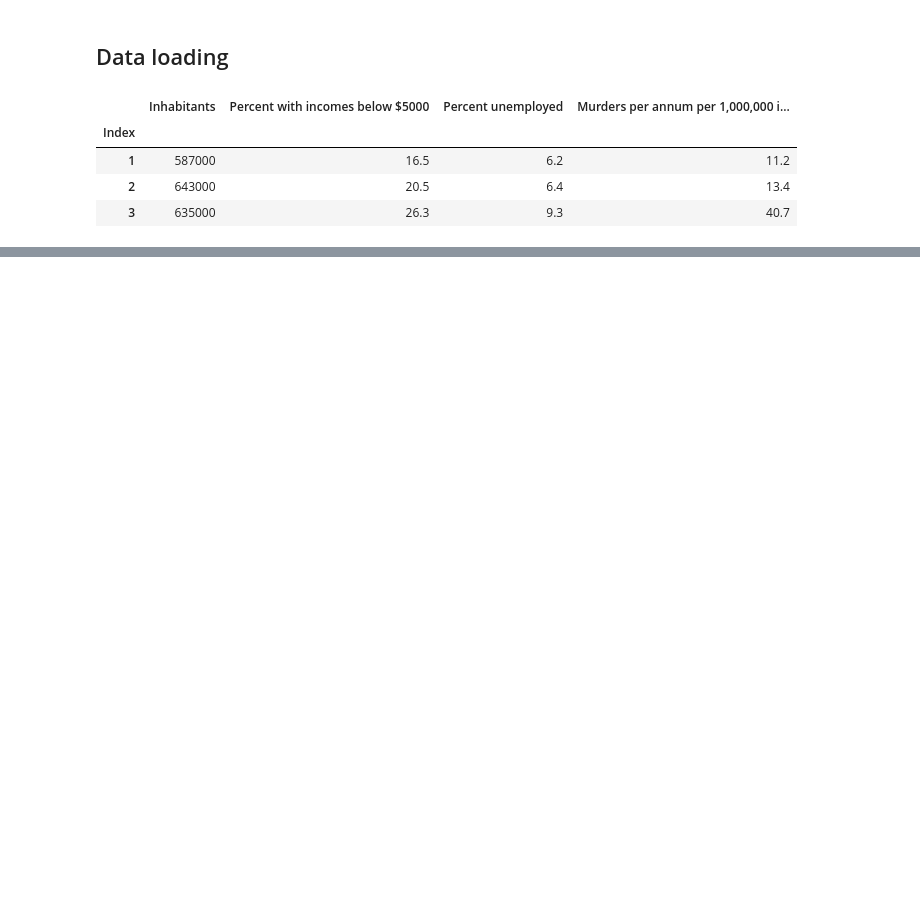
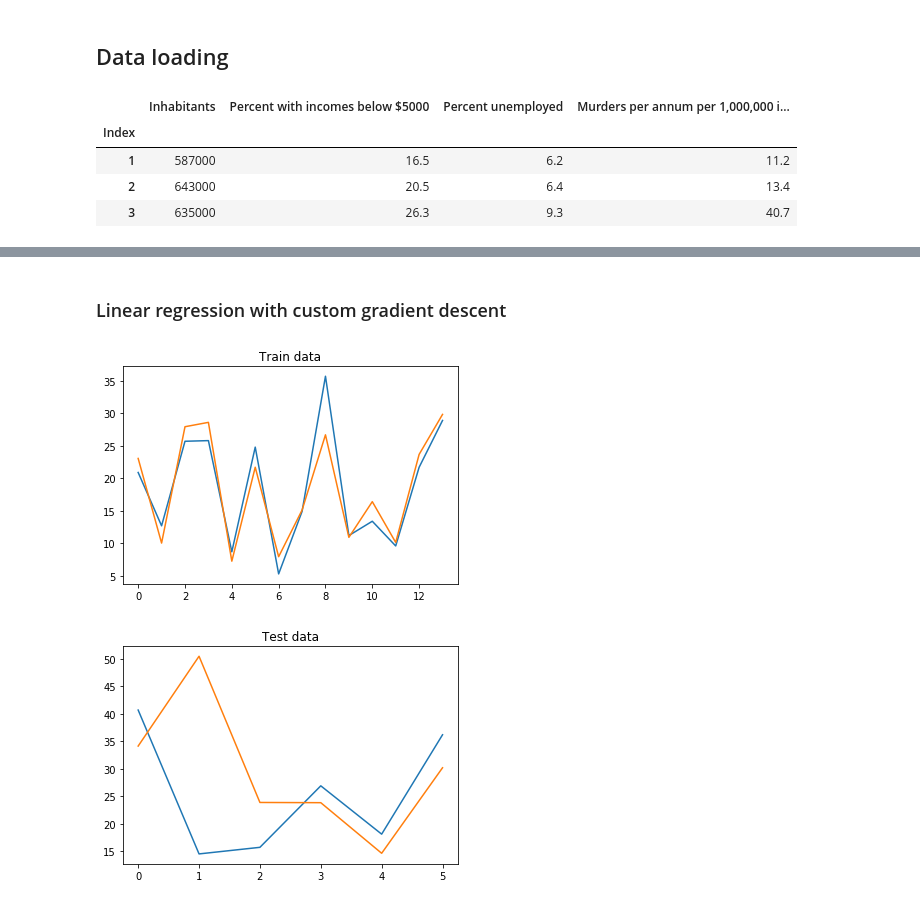
Before and after one commit to andriyrom/MachineLearning, a Jupyter notebook: Examples/Example.ipynb, the cells around one changed output, grey strips where cells are left out. Drawn from its saved outputs; the diff is of its cells as text; code cells hidden in the pictures; blank space fills up the shorter version.

```diff
--- a/Examples/Example.ipynb
+++ b/Examples/Example.ipynb
@@ -34,0 +67,20 @@ x_test, y_test = test[:, :3], test[:, 3]
+# %% [markdown]
+### Linear regression with custom gradient descent
+# %%
+lin_reg = LinearCustom(x_train_n, y_train)
+reg_func = lin_reg.regression(tol = 0.05, learn_rate = 35e-5,mom=0.4)
+# %%
+y_res = reg_func(x_train_n)
+plt.title("Train data")
+plt.plot(y_train)
+plt.plot(y_res)
+plt.show()
+
+y_res = reg_func(x_test_n)
+plt.title("Test data")
+plt.plot(y_test)
+plt.plot(y_res)
+plt.show()
+# %% [output]
+[figure, added]
+[figure, added]
```
Also changed, not shown: parts of 8 cells of this notebook.
